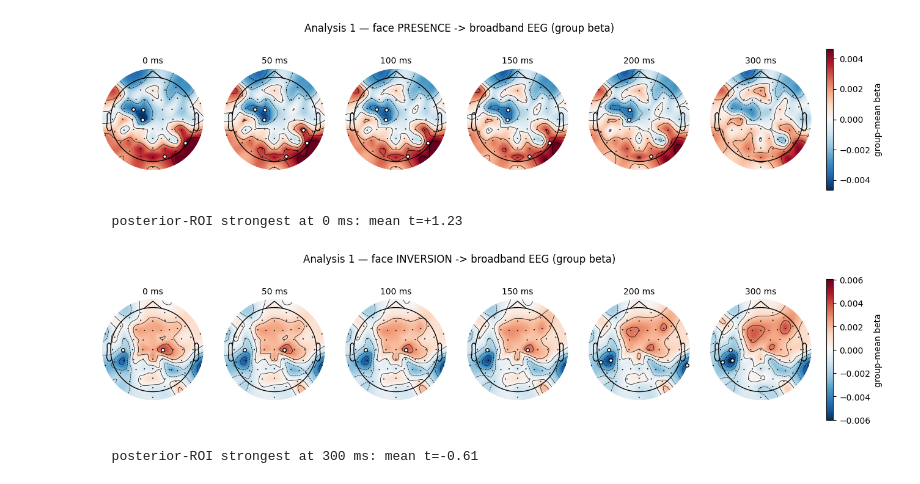
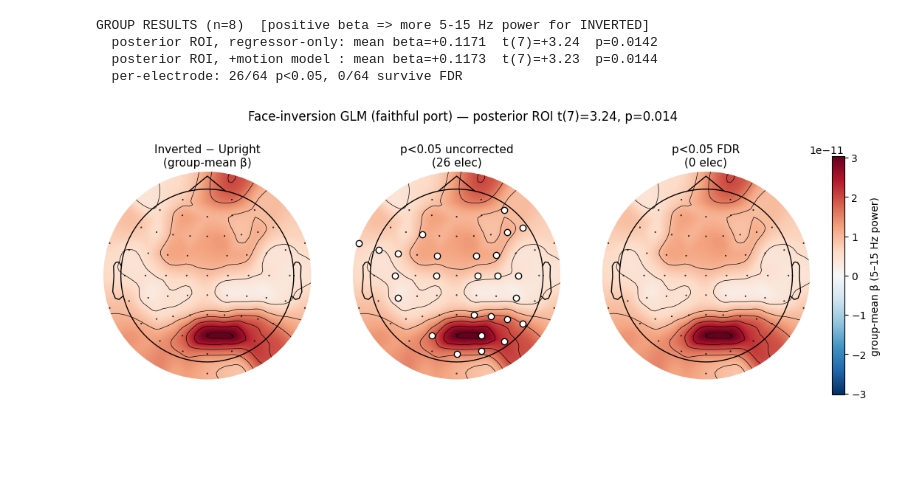
Before and after one commit to AnsonLiu01/vision_proc_networks, a Jupyter notebook: src/eda/face_regressor_analysis.ipynb, the cells around one changed output. Drawn from its saved outputs; the diff is of its cells as text; code cells hidden in the pictures; blank space fills up the shorter version.

```diff
--- a/src/eda/face_regressor_analysis.ipynb
+++ b/src/eda/face_regressor_analysis.ipynb
@@ -236,39 +183,42 @@ face_inversion -> broadband EEG
 # %%
-def topo_grid(betas, title):
-    "Group-mean beta topomap per lag; white dots = channels with one-sample t p<0.05."
-    mean_b = np.nanmean(betas, axis=0)                              # (64, n_lags)
-    t, p = stats.ttest_1samp(betas, popmean=0.0, axis=0, nan_policy="omit")
-    vmax = np.nanmax(np.abs(mean_b))
-    n = len(LAGS_MS)
-    fig, axes = plt.subplots(1, n, figsize=(2.6 * n, 3.0))
-    axes = np.atleast_1d(axes)
-    im = None
-    for li, ms in enumerate(LAGS_MS):
-        im, _ = mne.viz.plot_topomap(
-            mean_b[:, li], INFO64, axes=axes[li], show=False,
-            vlim=(-vmax, vmax), cmap="RdBu_r",
-            mask=np.asarray(p[:, li] < 0.05),
-            mask_params=dict(marker="o", markerfacecolor="w",
-                             markeredgecolor="k", markersize=4))
-        axes[li].set_title(f"{ms} ms", fontsize=10)
-    fig.colorbar(im, ax=list(axes), fraction=0.02, pad=0.02, label="group-mean beta")
-    fig.suptitle(title, y=1.02, fontsize=12)
-    plt.show()
-    # report the strongest posterior-ROI lag
-    roi_t = np.nanmean(np.where(np.isfinite(t), t, np.nan)[ROI_IDX], axis=0)
-    if np.all(np.isnan(roi_t)):
-        print("  posterior-ROI: betas ~constant across subjects (ridge shrank to ~0); "
-              "no lag stands out")
-    else:
-        best = int(np.nanargmax(np.abs(roi_t)))
-        print(f"  posterior-ROI strongest at {LAGS_MS[best]} ms: mean t={roi_t[best]:+.2f}")
+# --- group random-effects (the authors' dorfx block): one-sample t-tests of the betas ---
+t_pos, p_pos = stats.ttest_1samp(allpossub, 0.0)            # posterior ROI, regressor-only
+t_posm, p_posm = stats.ttest_1samp(allpossub_m, 0.0)        # posterior ROI, +motion
+t_el, p_el = stats.ttest_1samp(allsub, 0.0, axis=0)         # per electrode
+sig05 = p_el < 0.05
+sigfdr = bh_fdr(p_el, 0.05)
+mean_b = allsub.mean(axis=0)
 
+print(f"GROUP RESULTS (n={len(SUBJECTS)})  [positive beta => more 5-15 Hz power for INVERTED]")
+print(f"  posterior ROI, regressor-only: mean beta={allpossub.mean():+.4f}  "
+      f"t({len(SUBJECTS)-1})={t_pos:+.2f}  p={p_pos:.4f}")
+print(f"  posterior ROI, +motion model : mean beta={allpossub_m.mean():+.4f}  "
+      f"t({len(SUBJECTS)-1})={t_posm:+.2f}  p={p_posm:.4f}")
+print(f"  per-electrode: {sig05.sum()}/64 p<0.05, {sigfdr.sum()}/64 survive FDR")
 
-topo_grid(beta_pres, "Analysis 1 — face PRESENCE -> broadband EEG (group beta)")
-topo_grid(beta_inv_bb, "Analysis 1 — face INVERSION -> broadband EEG (group beta)")
+# --- Inverted - Upright topomap, like the paper's beta coefficient map ---
+vmax = np.nanmax(np.abs(mean_b))
+fig, axes = plt.subplots(1, 3, figsize=(13, 4.2))
+panels = [(None, "Inverted − Upright\n(group-mean β)"),
+          (sig05, f"p<0.05 uncorrected\n({sig05.sum()} elec)"),
+          (sigfdr, f"p<0.05 FDR\n({sigfdr.sum()} elec)")]
+im = None
+for ax, (mk, ttl) in zip(axes, panels):
+    im, _ = mne.viz.plot_topomap(
+        mean_b, INFO64, axes=ax, show=False, vlim=(-vmax, vmax), cmap="RdBu_r", contours=6,
+        mask=(np.asarray(mk) if mk is not None else None),
+        mask_params=dict(marker="o", markerfacecolor="w", markeredgecolor="k",
+                         markersize=6) if mk is not None else None)
+    ax.set_title(ttl, fontsize=11)
+fig.colorbar(im, ax=list(axes), fraction=0.02, pad=0.03, label="group-mean β (5–15 Hz power)")
+fig.suptitle(f"Face-inversion GLM (faithful port) — posterior ROI "
+             f"t({len(SUBJECTS)-1})={t_pos:.2f}, p={p_pos:.3f}", y=1.03, fontsize=12)
+fig.savefig(OUT / "faithful_port_inversion_topo.png", dpi=150, bbox_inches="tight")
+plt.show()
 # %% [output]
+GROUP RESULTS (n=8)  [positive beta => more 5-15 Hz power for INVERTED]
+  posterior ROI, regressor-only: mean beta=+0.1171  t(7)=+3.24  p=0.0142
+  posterior ROI, +motion model : mean beta=+0.1173  t(7)=+3.23  p=0.0144
+  per-electrode: 26/64 p<0.05, 0/64 survive FDR
-[figure, old version]
+[figure, new version]
-  posterior-ROI strongest at 0 ms: mean t=+1.23
-[figure, removed]
-  posterior-ROI strongest at 300 ms: mean t=-0.61
 # %% [markdown]
```
Also changed, not shown: parts of 14 cells of this notebook.
